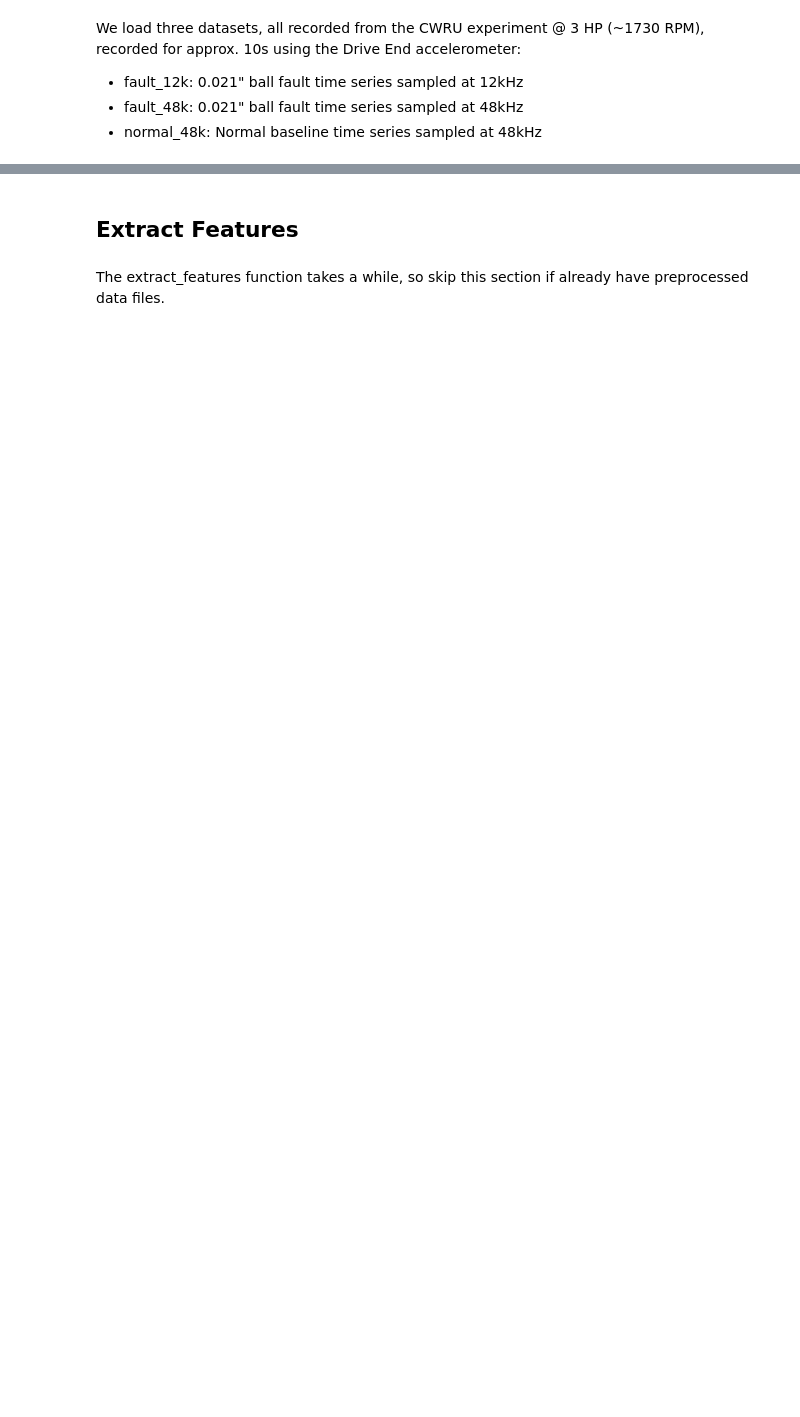
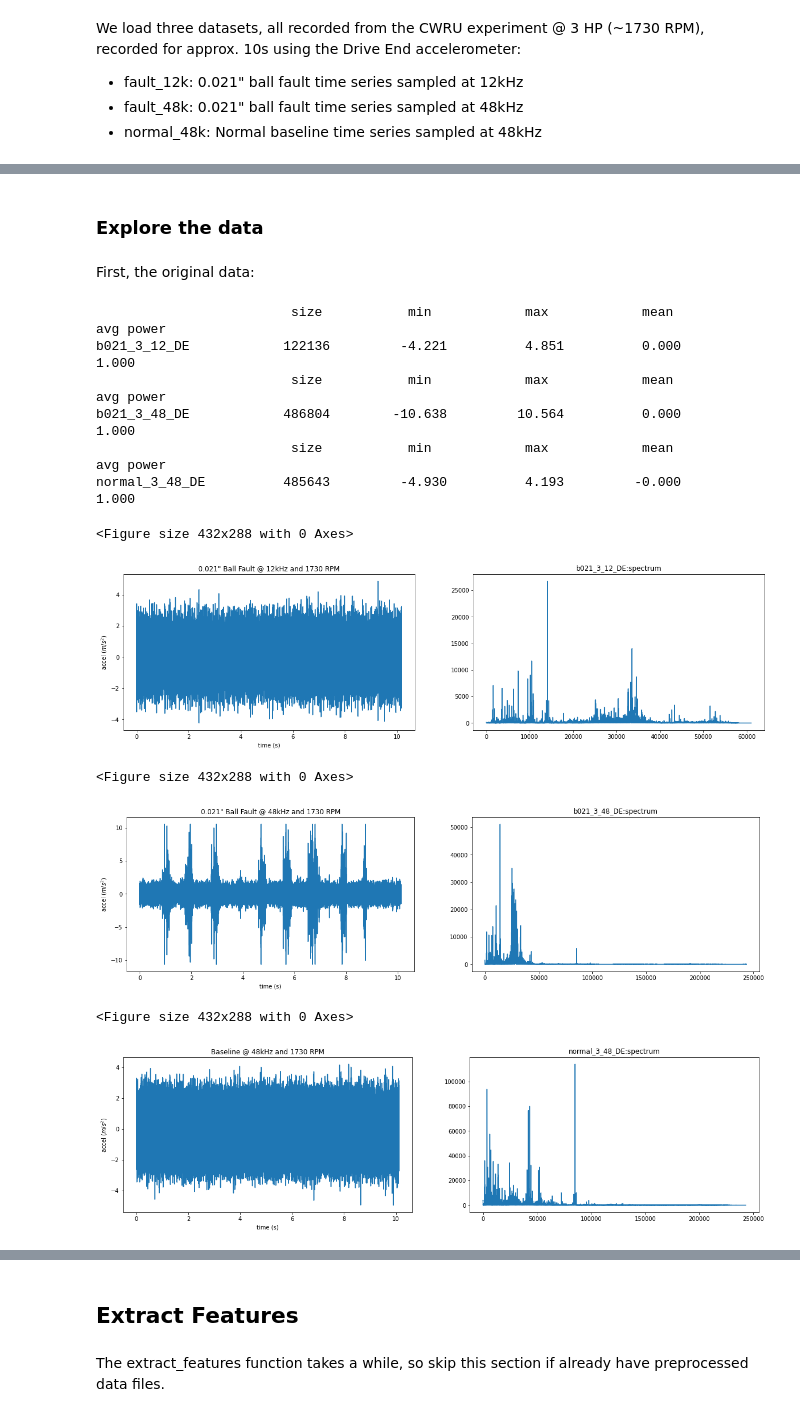
Before and after one commit to kwan919/COMPSCI760, a Jupyter notebook: notebooks/k-sampling_rate_comparison.ipynb, the cells around one changed output, grey strips where cells are left out. Drawn from its saved outputs; the diff is of its cells as text; code cells hidden in the pictures; blank space fills up the shorter version.

```diff
--- a/notebooks/k-sampling_rate_comparison.ipynb
+++ b/notebooks/k-sampling_rate_comparison.ipynb
@@ -16,19 +18,25 @@ We load three datasets, all recorded from the CWRU experiment @ 3 HP (~1730 RPM)
 - normal_48k: Normal baseline time series sampled at 48kHz
 # %%
 FILE_PATH = ["..", "data", "processed"]
+FILE_DES_MAP = {
+    # file_name: (description, sampling rate)
+    "b021_3_12_DE": ('0.021" Ball Fault @ 12kHz and 1730 RPM', 12000),
+    "b021_3_48_DE": ('0.021" Ball Fault @ 48kHz and 1730 RPM', 48000),
+    "normal_3_48_DE": ('Baseline @ 48kHz and 1730 RPM', 48000)
+}
+
 
 def load_data(file_name, data):
     """load data file into the "data" dict, file name as key
     """
     key = file_name.split('.')[0]
     data[key] = pd.read_csv(os.sep.join(FILE_PATH + [file_name]), header=None)
+    for k in data:
+        data[k] = data[k].rename(columns={0: 'accel'})
+        data[k]['time'] = data[k].index
+
 
 DATA = {}
 
 for f in ['b021_3_12_DE.csv', 'b021_3_48_DE.csv', 'normal_3_48_DE.csv']:
     load_data(f, DATA)
-
-# # load data in
-# fault_12k = pd.read_csv(os.sep.join(FILE_PATH + ['b021_3_12_DE.csv']), header=None)
-# fault_48k = pd.read_csv(os.sep.join(FILE_PATH + ['b021_3_48_DE.csv']), header=None)
-# normal_48k = pd.read_csv(os.sep.join(FILE_PATH + ['normal_3_48_DE.csv']), header=None)
@@ -51,0 +64,27 @@ normal_3_48_DE          485643         -0.306          0.284          0.012
+# %%
+# define plotting function
+def plot_ts(ts, title, dt):
+    # plt.figure()
+    plt.subplot(121)
+    plt.plot(ts.index*dt, ts['accel'], label='sig')
+    plt.xlabel('time (s)')
+    plt.ylabel('accel ($m/s^2$)')
+    plt.title(title)
+# %%
+# explore the data
+
+def explore_data(data_set):
+    # stat
+    for k, v in data_set.items():
+        v = v['accel']
+        display_stat(k, v)
+    # time & spectrum info
+    for k, v in data_set.items():
+        # time info
+        des, fs, *_ = FILE_DES_MAP[k]
+        plt.figure()
+        plt.subplots(2, 2, figsize=(20,5))
+        plot_ts(v, des, 1/fs)
+        # spectrum info
+        display_spetrum(k, v)
+        plt.show()
@@ -51,0 +110,19 @@ normal_3_48_DE          485643         -0.306          0.284          0.012
+# %% [markdown]
+### Explore the data
+# %% [markdown]
+First, the original data:
+# %%
+explore_data(DATA)
+# %% [output]
+                         size           min            max            mean           avg power
+b021_3_12_DE            122136         -4.221          4.851          0.000          1.000
+                         size           min            max            mean           avg power
+b021_3_48_DE            486804        -10.638         10.564          0.000          1.000
+                         size           min            max            mean           avg power
+normal_3_48_DE          485643         -4.930          4.193         -0.000          1.000
+<Figure size 432x288 with 0 Axes>
+[figure, added]
+<Figure size 432x288 with 0 Axes>
+[figure, added]
+<Figure size 432x288 with 0 Axes>
+[figure, added]
```
Also changed, not shown: parts of 39 cells of this notebook.
